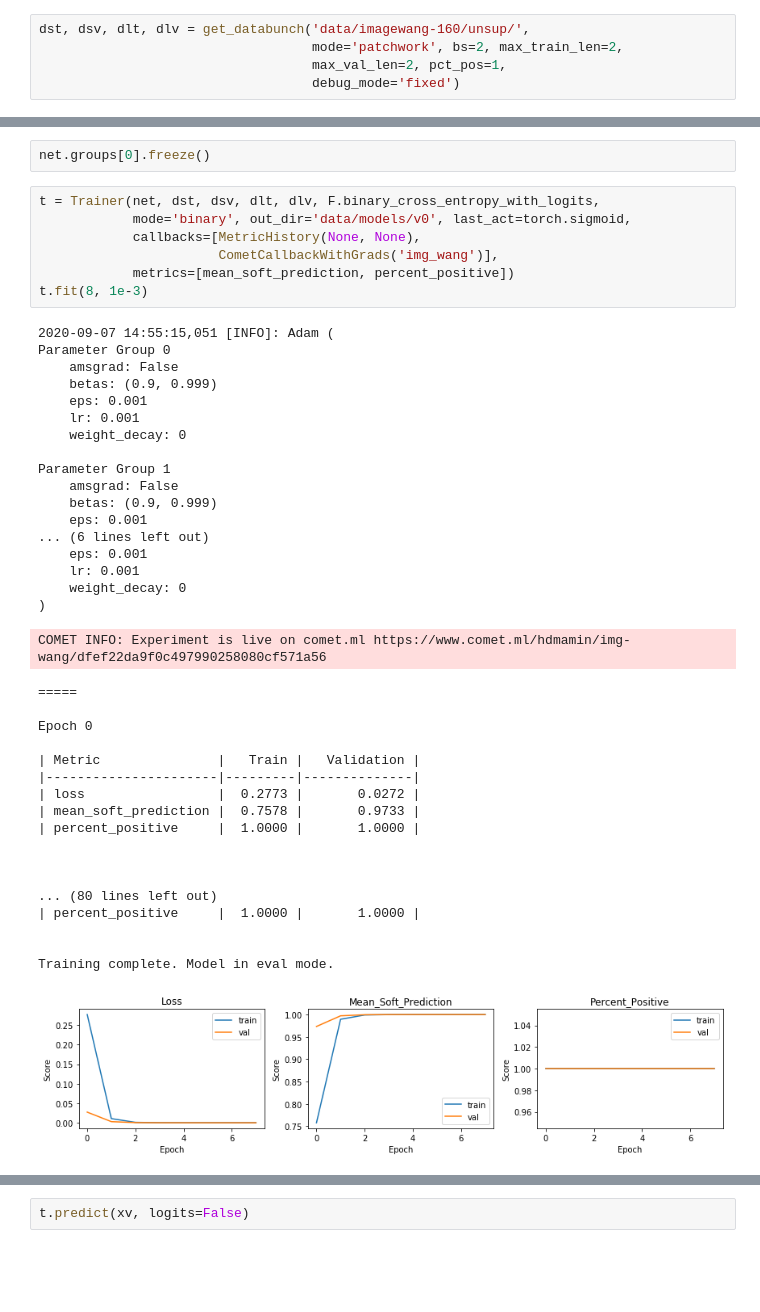
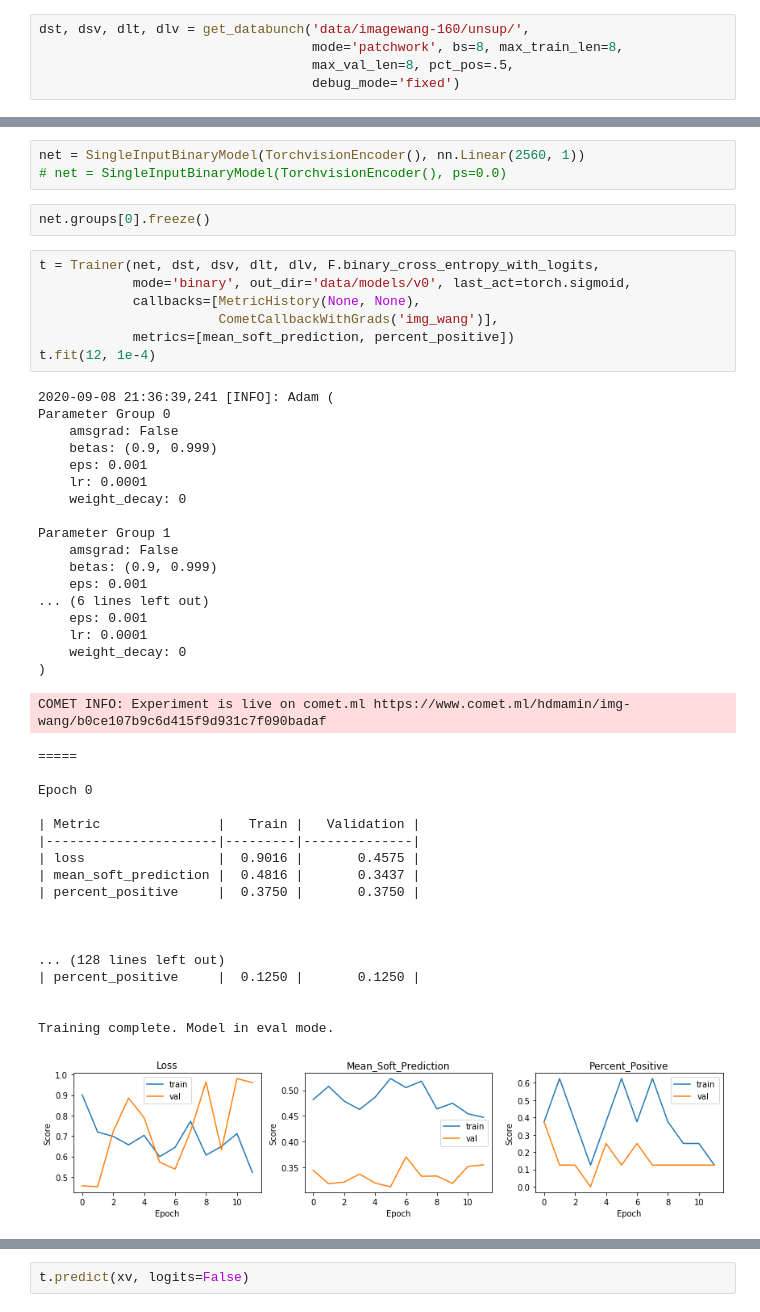
Before and after one commit to hdmamin/self-supervised-vision-exp, a Jupyter notebook: notebooks/nb000-untitled.ipynb, the cells around one changed output, grey strips where cells are left out. Drawn from its saved outputs; the diff is of its cells as text; blank space fills up the shorter version.

```diff
--- a/notebooks/nb000-untitled.ipynb
+++ b/notebooks/nb000-untitled.ipynb
@@ -103,8 +103,8 @@ show_images(xb, titles=yb)
 ## Cleaned up and ported DS
 # %%
 dst, dsv, dlt, dlv = get_databunch('data/imagewang-160/unsup/',
-                                   mode='patchwork', bs=2, max_train_len=2,
-                                   max_val_len=2, pct_pos=1,
+                                   mode='patchwork', bs=8, max_train_len=8,
+                                   max_val_len=8, pct_pos=.5,
                                    debug_mode='fixed')
 # %%
 xb, yb = next(iter(dlt))
@@ -122,3 +119,6 @@ net = SingleInputBinaryModel(TorchvisionEncoder())
+# %%
+net = SingleInputBinaryModel(TorchvisionEncoder(), nn.Linear(2560, 1))
+# net = SingleInputBinaryModel(TorchvisionEncoder(), ps=0.0)
 # %%
 net.groups[0].freeze()
 # %%
@@ -127,44 +127,44 @@ t = Trainer(net, dst, dsv, dlt, dlv, F.binary_cross_entropy_with_logits,
             callbacks=[MetricHistory(None, None),
                        CometCallbackWithGrads('img_wang')],
             metrics=[mean_soft_prediction, percent_positive])
-t.fit(8, 1e-3)
+t.fit(12, 1e-4)
 # %% [output]
-2020-09-07 14:55:15,051 [INFO]: Adam (
+2020-09-08 21:36:39,241 [INFO]: Adam (
 Parameter Group 0
     amsgrad: False
     betas: (0.9, 0.999)
     eps: 0.001
-    lr: 0.001
+    lr: 0.0001
     weight_decay: 0
 
 Parameter Group 1
     amsgrad: False
     betas: (0.9, 0.999)
     eps: 0.001
 ... (6 lines left out)
     eps: 0.001
-    lr: 0.001
+    lr: 0.0001
     weight_decay: 0
 )
-COMET INFO: Experiment is live on comet.ml https://www.comet.ml/hdmamin/img-wang/dfef22da9f0c497990258080cf571a56
+COMET INFO: Experiment is live on comet.ml https://www.comet.ml/hdmamin/img-wang/b0ce107b9c6d415f9d931c7f090badaf
 =====
 
 Epoch 0
 
 | Metric               |   Train |   Validation |
 |----------------------|---------|--------------|
-| loss                 |  0.2773 |       0.0272 |
-| mean_soft_prediction |  0.7578 |       0.9733 |
-| percent_positive     |  1.0000 |       1.0000 |
+| loss                 |  0.9016 |       0.4575 |
+| mean_soft_prediction |  0.4816 |       0.3437 |
+| percent_positive     |  0.3750 |       0.3750 |
 
 
 
-... (80 lines left out)
-| percent_positive     |  1.0000 |       1.0000 |
+... (128 lines left out)
+| percent_positive     |  0.1250 |       0.1250 |
 
 
 Training complete. Model in eval mode.
-[figure, old version]
+[figure, new version]
 COMET INFO: ---------------------------
 COMET INFO: Comet.ml Experiment Summary
 COMET INFO: ---------------------------
```
Also changed, not shown: parts of 7 cells of this notebook, 7 other files.
